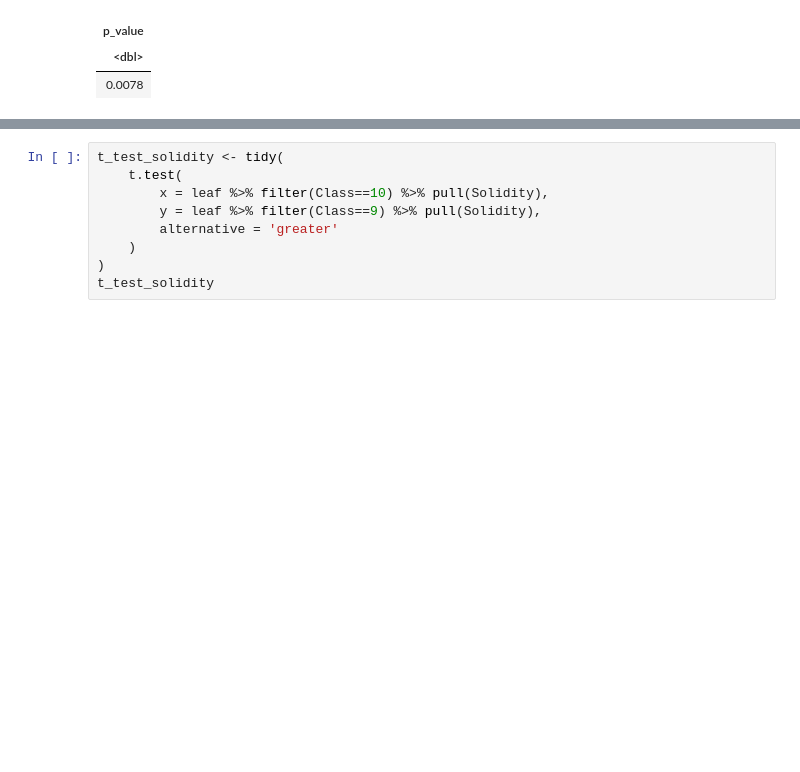
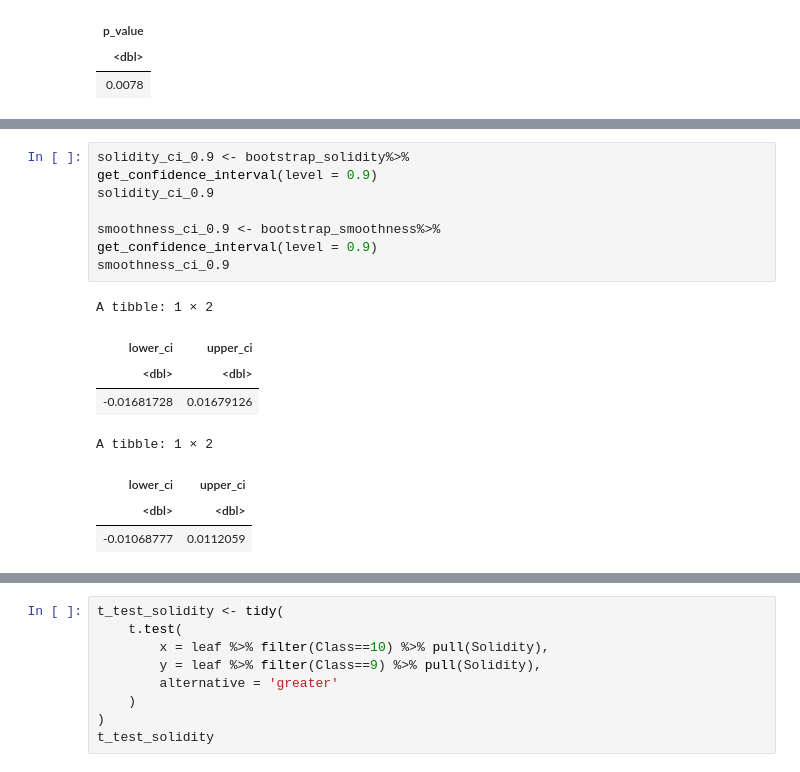
Before and after one commit to tiannelee/Hypothesis-testing-leaf-comparison, a Jupyter notebook: Proposal.ipynb, the cells around one changed output, grey strips where cells are left out. Drawn from its saved outputs; the diff is of its cells as text; blank space fills up the shorter version.

```diff
--- a/Proposal.ipynb
+++ b/Proposal.ipynb
@@ -218,0 +241,17 @@ A tibble: 1 × 1
+# %%
+solidity_ci_0.9 <- bootstrap_solidity%>%
+get_confidence_interval(level = 0.9)
+solidity_ci_0.9
+
+smoothness_ci_0.9 <- bootstrap_smoothness%>%
+get_confidence_interval(level = 0.9)
+smoothness_ci_0.9
+# %% [output]
+A tibble: 1 × 2
+| lower_ci | upper_ci |
+| <dbl> | <dbl> |
+| -0.01681728 | 0.01679126 |
+A tibble: 1 × 2
+| lower_ci | upper_ci |
+| <dbl> | <dbl> |
+| -0.01068777 | 0.0112059 |
```
Also changed, not shown: parts of 4 cells of this notebook.
